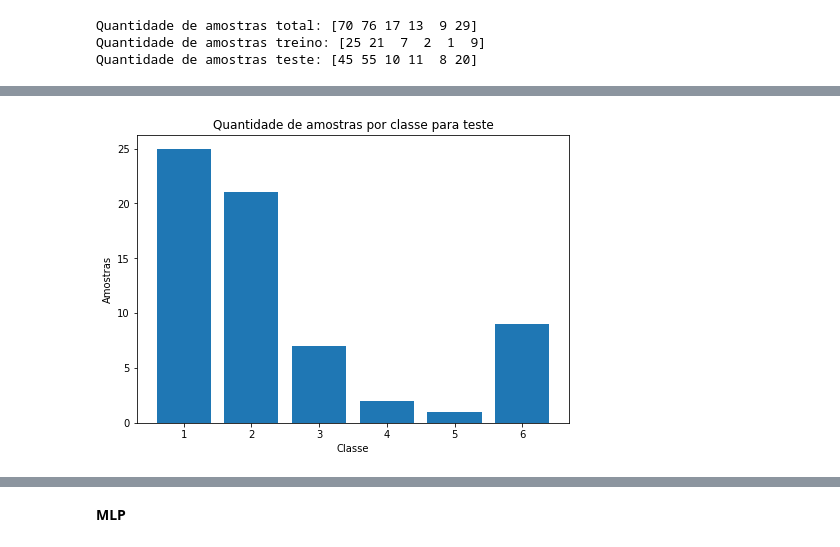
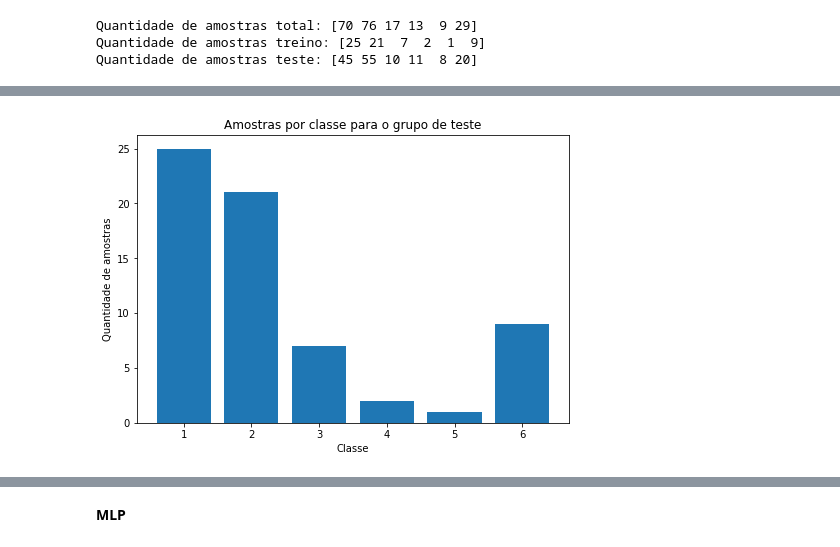
Before and after one commit to marinacer/IA048, a Jupyter notebook: glass.ipynb, the cells around one changed output, grey strips where cells are left out. Saved outputs shown, nothing was run; the diff lists cells and outputs as text; code cells hidden in the pictures.

```diff
--- a/glass.ipynb
+++ b/glass.ipynb
@@ -54,10 +65,10 @@ Quantidade de amostras teste: [45 55 10 11  8 20]
 # %%
 fig = plt.figure()
 ax = fig.add_axes([0,0,1,1])
 ax.bar([1,2,3,4,5,6],[25,21,7,2,1,9])
-plt.title("Quantidade de amostras por classe para teste")
+plt.title("Amostras por classe para o grupo de teste")
 plt.xlabel("Classe")
-plt.ylabel("Amostras")
+plt.ylabel("Quantidade de amostras")
 plt.show()
 # %% [output]
-[figure, old version]
+[figure, new version]
```
Also changed, not shown: parts of 16 cells of this notebook.
